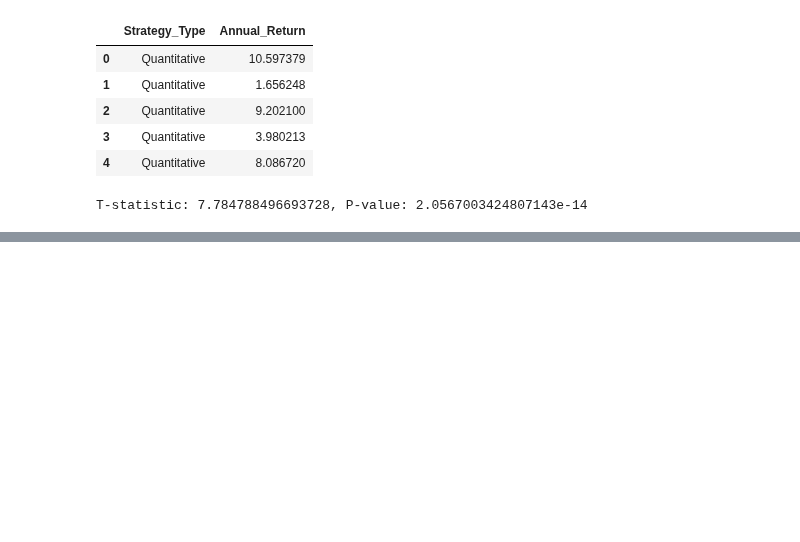
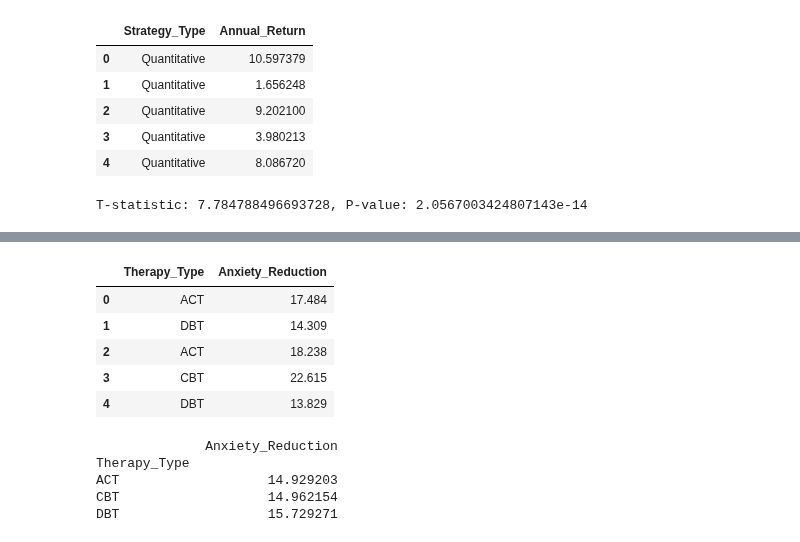
Before and after one commit to MichaelSzczepaniak/DataCamp, a Jupyter notebook: Tracks/Associate Data Scientist/30 Experimental Design in Python/ExperimentalDesignPython.ipynb, the cells around one changed output, grey strips where cells are left out. Drawn from its saved outputs; the diff is of its cells as text; code cells hidden in the pictures; blank space fills up the shorter version.

Commit message:
finish post-hoc ANOVA section, start section on p values, alpha and errors

```diff
--- a/Tracks/Associate Data Scientist/30 Experimental Design in Python/ExperimentalDesignPython.ipynb
+++ b/Tracks/Associate Data Scientist/30 Experimental Design in Python/ExperimentalDesignPython.ipynb
@@ -626,0 +638,24 @@ T-statistic: 7.784788496693728, P-value: 2.0567003424807143e-14
+# %%
+therapy_outcomes = pd.read_fwf('./data/therapy_outcomes.txt')
+therapy_outcomes.drop('idx', axis='columns', inplace=True)
+therapy_outcomes.head()
+# %% [output]
+|  | Therapy_Type | Anxiety_Reduction |
+| 0 | ACT | 17.484 |
+| 1 | DBT | 14.309 |
+| 2 | ACT | 18.238 |
+| 3 | CBT | 22.615 |
+| 4 | DBT | 13.829 |
+# %%
+# Pivot to view the mean anxiety reduction for each therapy
+pivot_table = therapy_outcomes.pivot_table(
+    values='Anxiety_Reduction',
+    index='Therapy_Type',
+    aggfunc="mean")
+print(pivot_table)
+# %% [output]
+              Anxiety_Reduction
+Therapy_Type
+ACT                   14.929203
+CBT                   14.962154
+DBT                   15.729271
```
Also changed, not shown: parts of 14 cells of this notebook.
